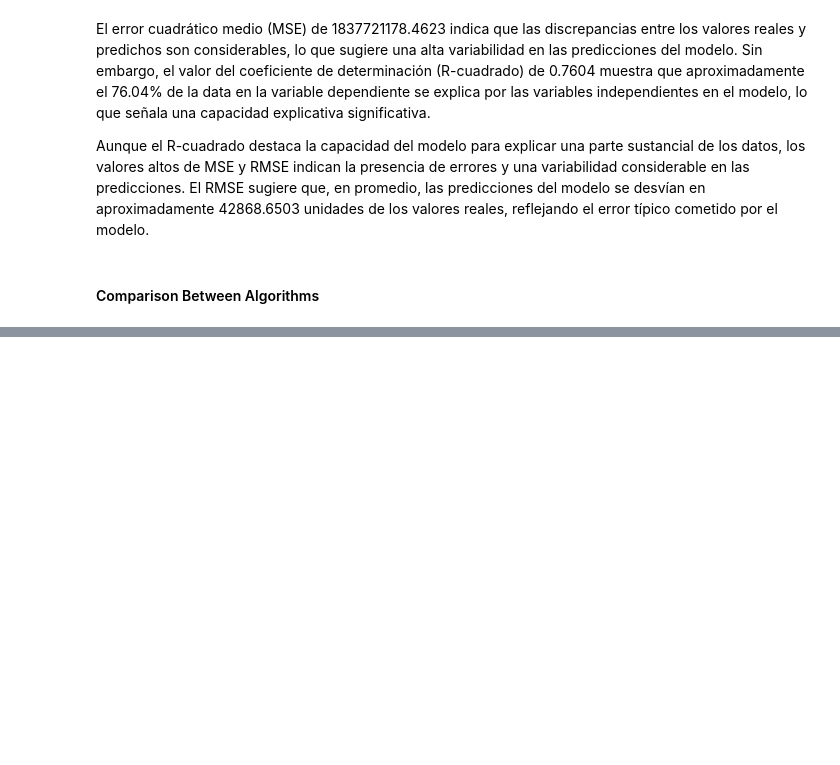
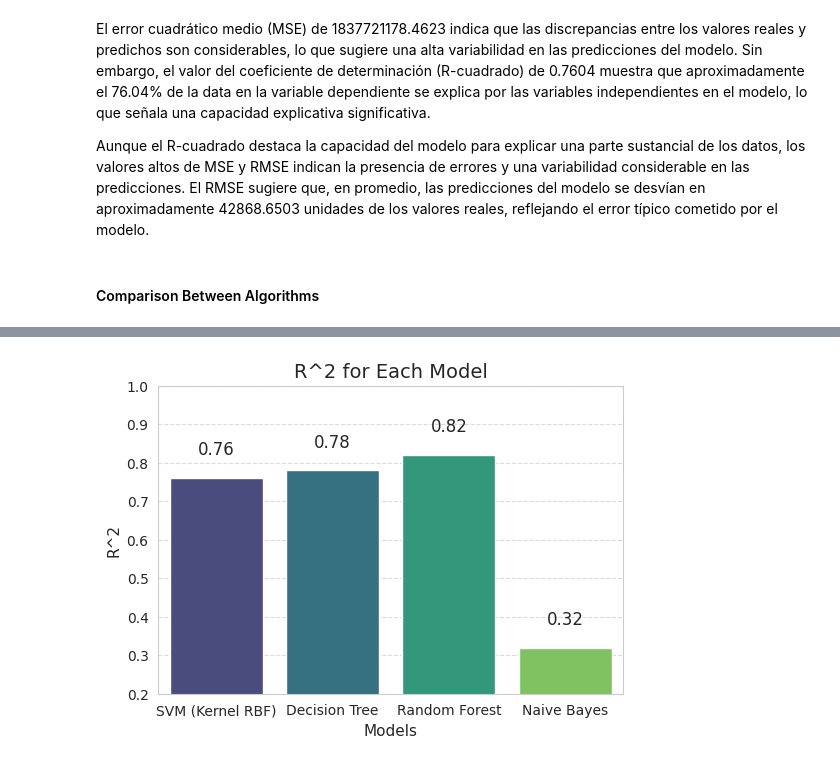
Before and after one commit to Andrea-gt/dm-hw-smv, a Jupyter notebook: dm_hw_svm.ipynb, the cells around one changed output, grey strips where cells are left out. Saved outputs shown, nothing was run; the diff lists cells and outputs as text; code cells hidden in the pictures; blank space fills up the shorter version.

```diff
--- a/dm_hw_svm.ipynb
+++ b/dm_hw_svm.ipynb
@@ -899,0 +913,22 @@ Aunque el R-cuadrado destaca la capacidad del modelo para explicar una parte sus
+# %%
+# Data for the graph
+x_dataGraph = ['SVM (Kernel RBF)', 'Decision Tree', 'Random Forest', 'Naive Bayes']
+r2DataGraph = [0.76, 0.78, 0.82, 0.32]  # Cambiar los valores por los de R^2
+
+# Plot settings
+sns.barplot(x=x_dataGraph, y=r2DataGraph, hue=x_dataGraph, palette="viridis")
+plt.title('R^2 for Each Model', fontsize=14)
+plt.xlabel('Models', fontsize=11)
+plt.ylabel('R^2', fontsize=11)
+plt.ylim(0.20, 1)  # Ajustar el rango según los valores de R^2
+plt.grid(axis='y', linestyle='--', alpha=0.7)
+plt.xticks(fontsize=10)
+plt.yticks(fontsize=10)
+
+# Add R^2 values on top of the bars
+for i, v in enumerate(r2DataGraph):
+    plt.text(i, v + 0.05, str(v), ha='center', va='bottom', fontsize=12)
+
+plt.show()
+# %% [output]
+[figure, added]
```
Also changed, not shown: parts of 3 cells of this notebook.
